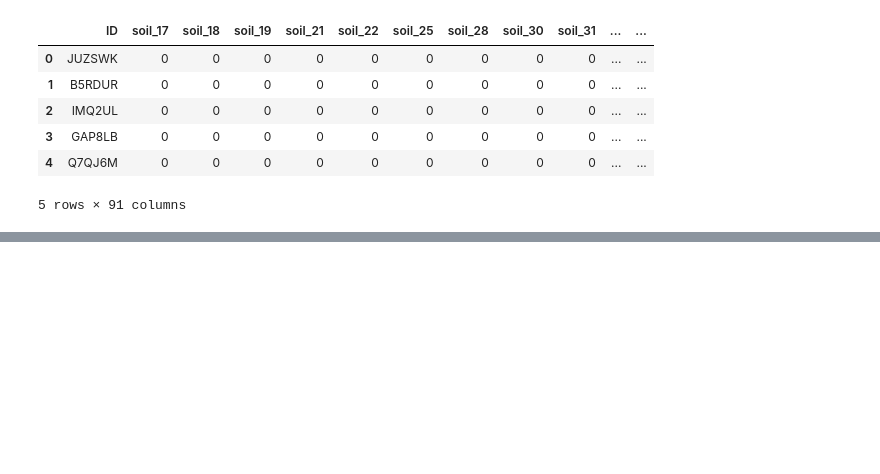
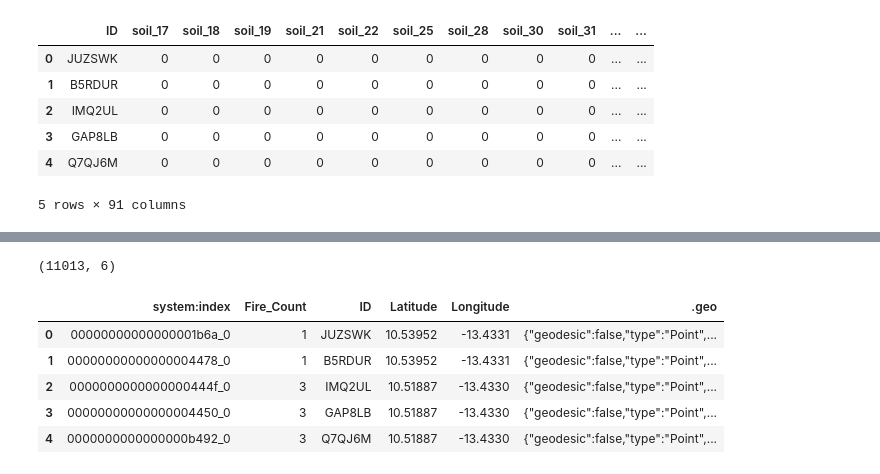
Before and after one commit to lucknera/projekt_interdyscyplinarny, a Jupyter notebook: models/olek-fe.ipynb, the cells around one changed output, grey strips where cells are left out. Drawn from its saved outputs; the diff is of its cells as text; code cells hidden in the pictures; blank space fills up the shorter version.

Commit message:
added fires count

```diff
--- a/models/olek-fe.ipynb
+++ b/models/olek-fe.ipynb
@@ -1511,0 +1537,12 @@ olm_df.to_csv('../features/OpenLandMap_features.csv')
+# %%
+fires_df = pd.read_csv('../features/fires_freq.csv')
+print(fires_df.shape)
+fires_df.head()
+# %% [output]
+(11013, 6)
+|  | system:index | Fire_Count | ID | Latitude | Longitude | .geo |
+| 0 | 00000000000000001b6a_0 | 1 | JUZSWK | 10.53952 | -13.4331 | {"geodesic":false,"type":"Point",... |
+| 1 | 00000000000000004478_0 | 1 | B5RDUR | 10.53952 | -13.4331 | {"geodesic":false,"type":"Point",... |
+| 2 | 0000000000000000444f_0 | 3 | IMQ2UL | 10.51887 | -13.4330 | {"geodesic":false,"type":"Point",... |
+| 3 | 00000000000000004450_0 | 3 | GAP8LB | 10.51887 | -13.4330 | {"geodesic":false,"type":"Point",... |
+| 4 | 0000000000000000b492_0 | 3 | Q7QJ6M | 10.51887 | -13.4330 | {"geodesic":false,"type":"Point",... |
```
Also changed, not shown: parts of 10 cells of this notebook, 1 other file.
